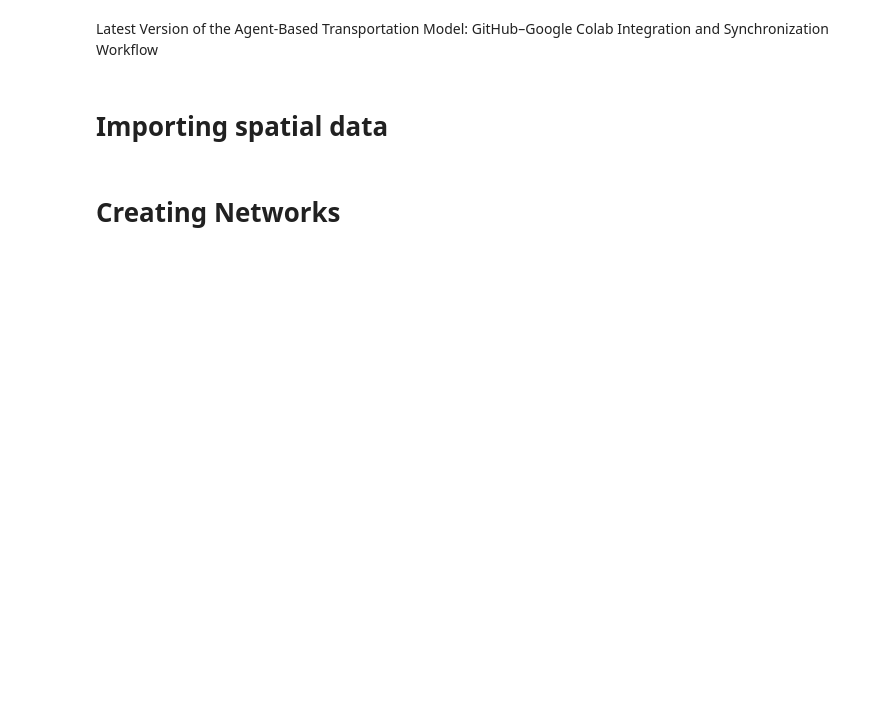
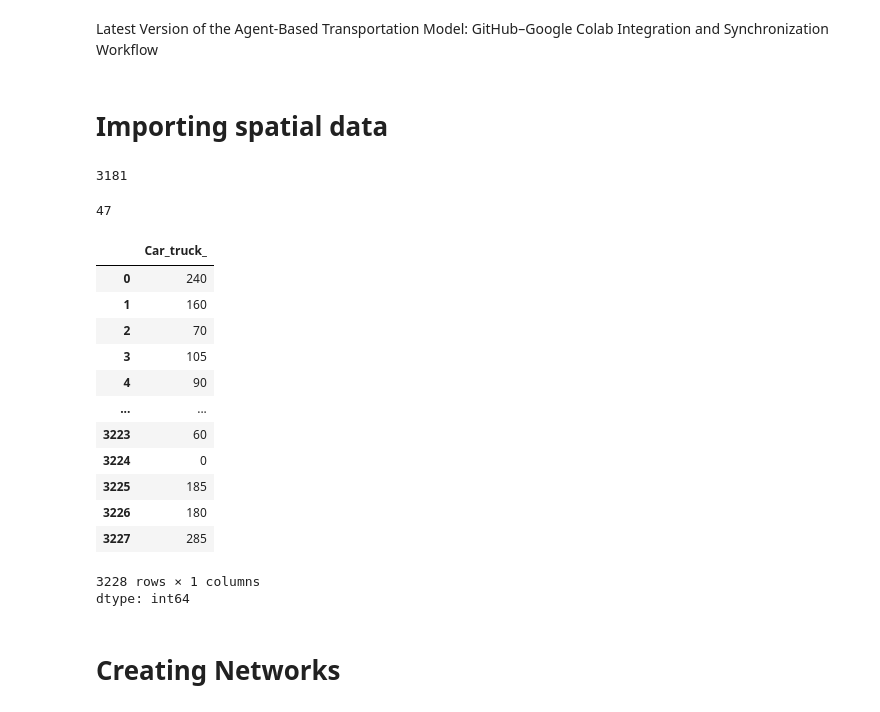
Before and after one commit to Nmg1994/ActiveTransportation, a Jupyter notebook: ABM_ActiveTransportation.ipynb, the cells around one changed output. Cells and saved outputs as stored; diff of their text form; code cells hidden in the pictures; blank space fills up the shorter version.

```diff
--- a/ABM_ActiveTransportation.ipynb
+++ b/ABM_ActiveTransportation.ipynb
@@ -40,6 +40,31 @@ Netedges_car = gpd.read_file(os.path.join(data_path, "Edges_car.shp"))
 Netedges_walk = gpd.read_file(os.path.join(data_path, "Edges_walk.shp"))
 Netedges_bike = gpd.read_file(os.path.join(data_path, "Edges_bike.shp"))
 Netedges_transit = gpd.read_file(os.path.join(data_path, "Edges_transit.shp"))
+# %%
+len(montreal_da[montreal_da['Car_truck_'] > montreal_da['Bicycle']])
+# %% [output]
+3181
+# %%
+len(montreal_da[montreal_da['Car_truck_'] <= montreal_da['Bicycle']])
+# %% [output]
+47
+# %%
+montreal_da['Car_truck_']
+# %% [output]
+|  | Car_truck_ |
+| 0 | 240 |
+| 1 | 160 |
+| 2 | 70 |
+| 3 | 105 |
+| 4 | 90 |
+| ... | ... |
+| 3223 | 60 |
+| 3224 | 0 |
+| 3225 | 185 |
+| 3226 | 180 |
+| 3227 | 285 |
+3228 rows × 1 columns
+dtype: int64
 # %% [markdown]
 # Creating Networks
 # %% [markdown]
```
Also changed, not shown: parts of 1 cell of this notebook.
